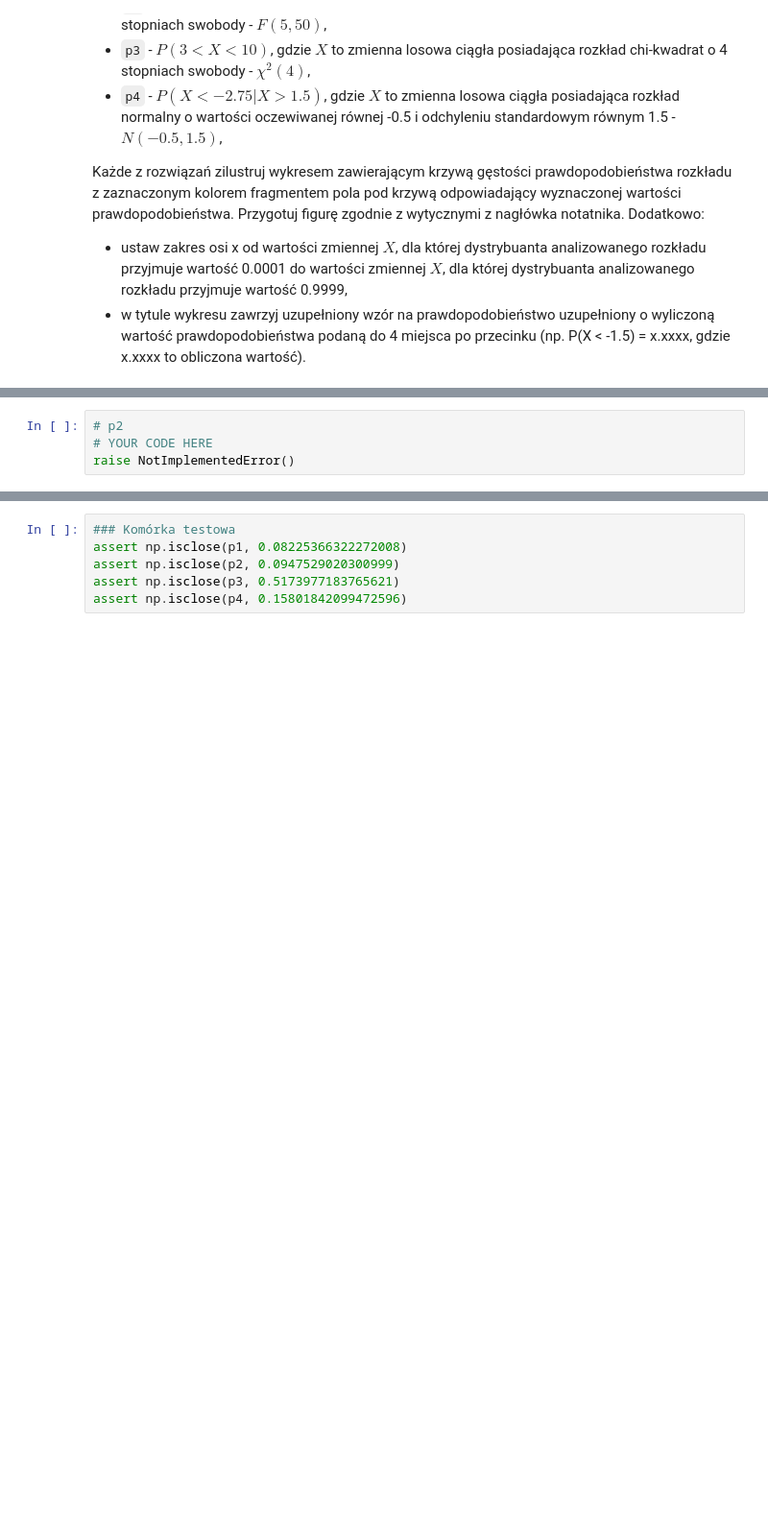
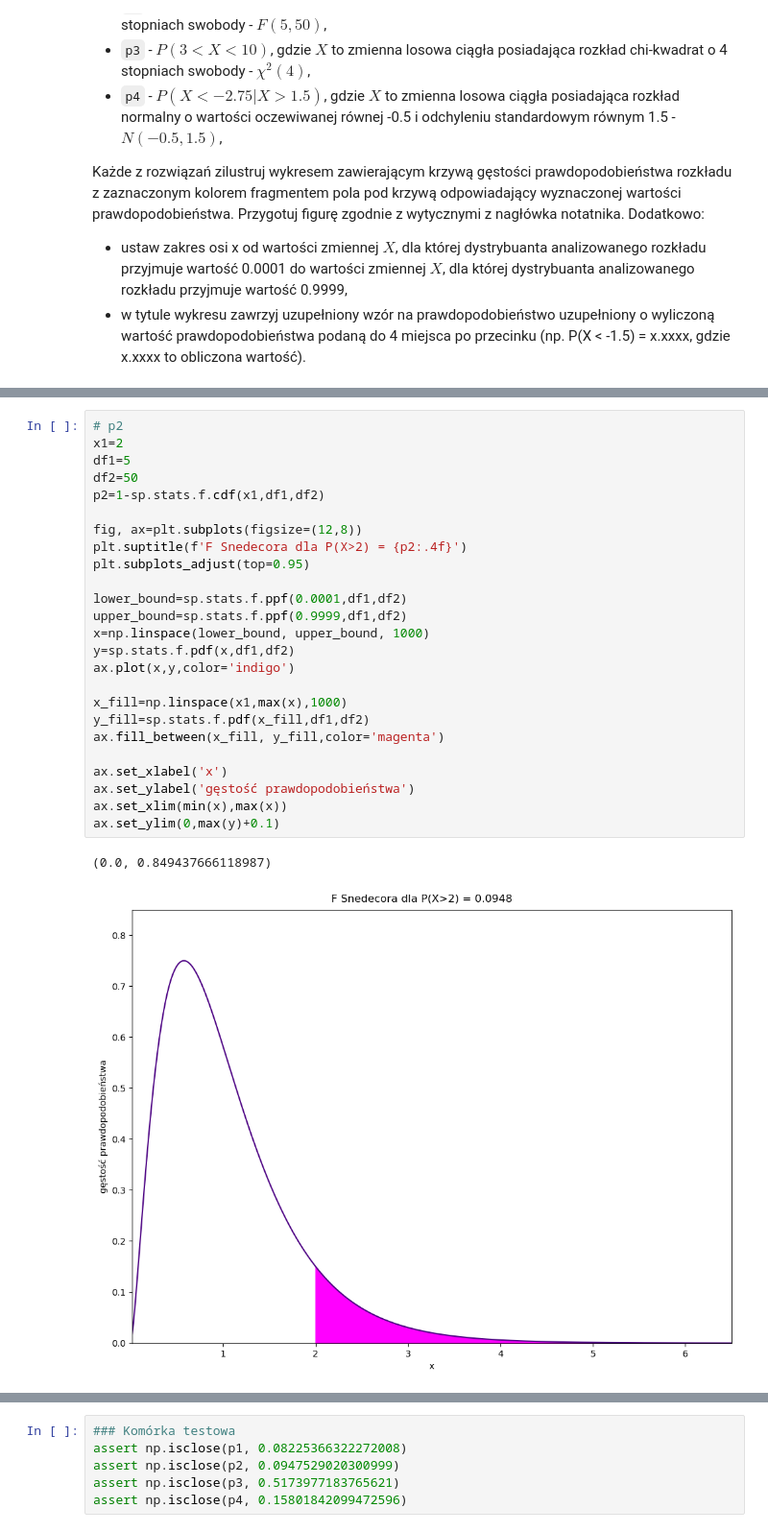
Before and after one commit to zuzannabrauer/dataAnalysisPython, a Jupyter notebook: ZZ04_CZ01.ipynb, the cells around one changed output, grey strips where cells are left out. Shown at 96% size. Drawn from its saved outputs; the diff is of its cells as text; blank space fills up the shorter version.

```diff
--- a/ZZ04_CZ01.ipynb
+++ b/ZZ04_CZ01.ipynb
@@ -158,6 +182,30 @@ Każde z rozwiązań zilustruj wykresem zawierającym krzywą gęstości prawdop
 # %%
 # p2
-# YOUR CODE HERE
-raise NotImplementedError()
+x1=2
+df1=5
+df2=50
+p2=1-sp.stats.f.cdf(x1,df1,df2)
+
+fig, ax=plt.subplots(figsize=(12,8))
+plt.suptitle(f'F Snedecora dla P(X>2) = {p2:.4f}')
+plt.subplots_adjust(top=0.95)
+
+lower_bound=sp.stats.f.ppf(0.0001,df1,df2)
+upper_bound=sp.stats.f.ppf(0.9999,df1,df2)
+x=np.linspace(lower_bound, upper_bound, 1000)
+y=sp.stats.f.pdf(x,df1,df2)
+ax.plot(x,y,color='indigo')
+
+x_fill=np.linspace(x1,max(x),1000)
+y_fill=sp.stats.f.pdf(x_fill,df1,df2)
+ax.fill_between(x_fill, y_fill,color='magenta')
+
+ax.set_xlabel('x')
+ax.set_ylabel('gęstość prawdopodobieństwa')
+ax.set_xlim(min(x),max(x))
+ax.set_ylim(0,max(y)+0.1)
+# %% [output]
+(0.0, 0.849437666118987)
+[figure, added]
 # %%
 # p3
```
Also changed, not shown: parts of 8 cells of this notebook.
